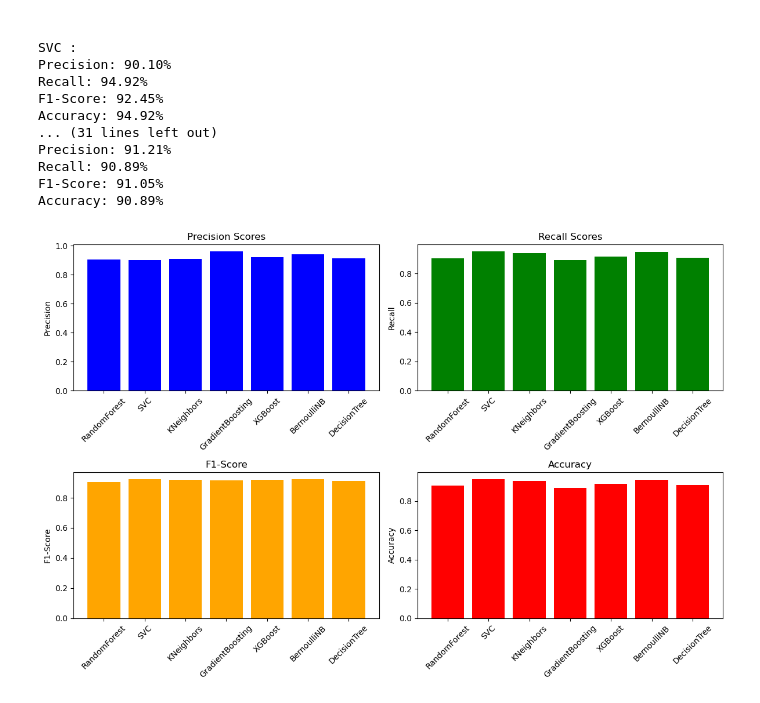
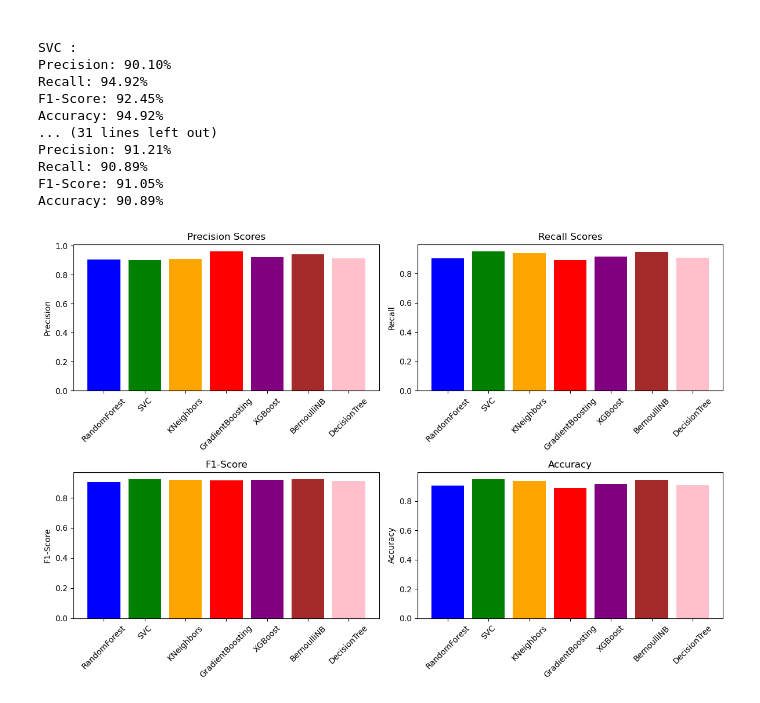
Before and after one commit to aashishops/Thyroid-Performance-Analysis, a Jupyter notebook: src/model_comp.ipynb, the cells around one changed output. Cells and saved outputs as stored; diff of their text form; code cells hidden in the pictures.

Commit message:
Model comparison-feature

```diff
--- a/src/model_comp.ipynb
+++ b/src/model_comp.ipynb
@@ -81,38 +82,38 @@ for model_name, model in models.items():
     f1_scores.append(f1)
     accuracy_scores.append(accuracy)
 
-
-
+# Define colors for each model
+colors = ['blue', 'green', 'orange', 'red', 'purple', 'brown', 'pink']
 
 # Create a subplot
 fig, axs = plt.subplots(2, 2, figsize=(12, 8))
 
 # Plot Precision
-axs[0, 0].bar(models.keys(), precision_scores, color='blue')
+axs[0, 0].bar(models.keys(), precision_scores, color=colors)
 axs[0, 0].set_title('Precision Scores')
 axs[0, 0].set_ylabel('Precision')
 axs[0, 0].tick_params(axis='x', rotation=45)  # Rotate x-axis labels
 
 # Plot Recall
-axs[0, 1].bar(models.keys(), recall_scores, color='green')
+axs[0, 1].bar(models.keys(), recall_scores, color=colors)
 axs[0, 1].set_title('Recall Scores')
 axs[0, 1].set_ylabel('Recall')
 axs[0, 1].tick_params(axis='x', rotation=45)  # Rotate x-axis labels
 
 # Plot F1-Score
-axs[1, 0].bar(models.keys(), f1_scores, color='orange')
+axs[1, 0].bar(models.keys(), f1_scores, color=colors)
 axs[1, 0].set_title('F1-Score')
 axs[1, 0].set_ylabel('F1-Score')
 axs[1, 0].tick_params(axis='x', rotation=45)  # Rotate x-axis labels
 
 # Plot Accuracy
-axs[1, 1].bar(models.keys(), accuracy_scores, color='red')
+axs[1, 1].bar(models.keys(), accuracy_scores, color=colors)
 axs[1, 1].set_title('Accuracy')
 axs[1, 1].set_ylabel('Accuracy')
 axs[1, 1].tick_params(axis='x', rotation=45)  # Rotate x-axis labels
 
 # Adjust layout
 plt.tight_layout()
 plt.show()
 # %% [output]
-[figure, old version]
+[figure, new version]
```
Also changed, not shown: parts of 3 cells of this notebook.
